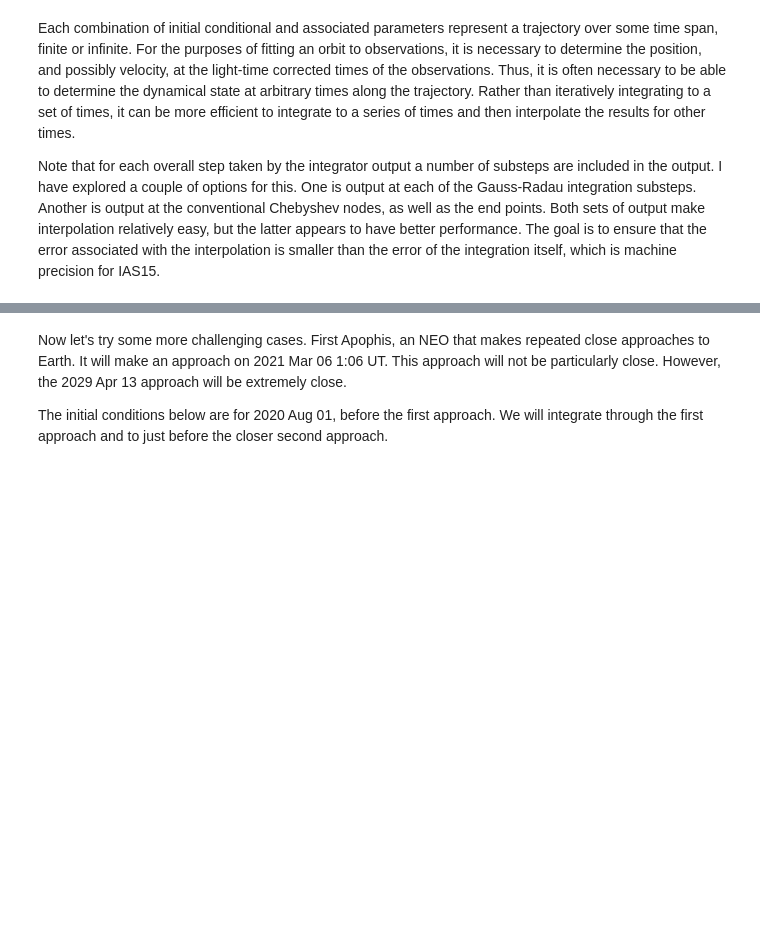
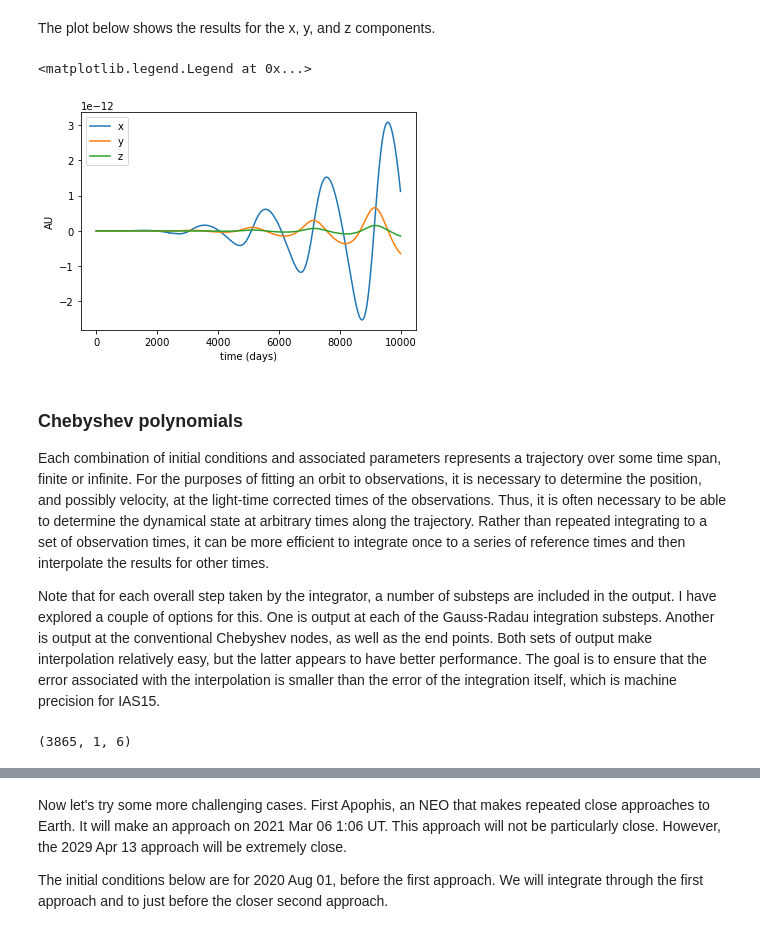
Before and after one commit to matthewholman/reboundx, a Jupyter notebook: examples/ephem_forces/integrator_example.ipynb, the cells around one changed output, grey strips where cells are left out. Drawn from its saved outputs; the diff is of its cells as text; code cells hidden in the pictures; blank space fills up the shorter version.

```diff
--- a/examples/ephem_forces/integrator_example.ipynb
+++ b/examples/ephem_forces/integrator_example.ipynb
@@ -177,4 +263,19 @@ print('%.16le' % (GMmerc))
+# %% [markdown]
+The plot below shows the results for the x, y, and z components.
+# %%
+plt.plot(times-times[0], (states[:,1,:]-states[:,0,:]-var[:,0,:]*scale)[:,0], label='x')
+plt.plot(times-times[0], (states[:,2,:]-states[:,0,:]-var[:,1,:]*scale)[:,1], label='y')
+plt.plot(times-times[0], (states[:,3,:]-states[:,0,:]-var[:,2,:]*scale)[:,2], label='z')
+#plt.ylim(-1e-13, 1e-13)
+plt.xlabel("time (days)")
+plt.ylabel("AU")
+plt.legend()
+# %% [output]
+<matplotlib.legend.Legend at 0x...>
+[figure, added]
 # %% [markdown]
-Each combination of initial conditional and associated parameters represent a trajectory over some time span, finite or infinite.  For the purposes of fitting an orbit to observations, it is necessary to determine the position, and possibly velocity, at the light-time corrected times of the observations.  Thus, it is often necessary to be able to determine the dynamical state at arbitrary times along the trajectory.  Rather than iteratively integrating to a set of times, it can be more efficient to integrate to a series of times and then interpolate the results for other times.
+### Chebyshev polynomials
 
-Note that for each overall step taken by the integrator output a number of substeps are included in the output.  I have explored a couple of options for this.  One is output at each of the Gauss-Radau integration substeps.  Another is output at the conventional Chebyshev nodes, as well as the end points.  Both sets of output make interpolation relatively easy, but the latter appears to have better performance.  The goal is to ensure that the error associated with the interpolation is smaller than the error of the integration itself, which is machine precision for IAS15.
+Each combination of initial conditions and associated parameters represents a trajectory over some time span, finite or infinite.  For the purposes of fitting an orbit to observations, it is necessary to determine the position, and possibly velocity, at the light-time corrected times of the observations.  Thus, it is often necessary to be able to determine the dynamical state at arbitrary times along the trajectory.  Rather than repeated integrating to a set of observation times, it can be more efficient to integrate once to a series of reference times and then interpolate the results for other times.
+
+Note that for each overall step taken by the integrator, a number of substeps are included in the output.  I have explored a couple of options for this.  One is output at each of the Gauss-Radau integration substeps.  Another is output at the conventional Chebyshev nodes, as well as the end points.  Both sets of output make interpolation relatively easy, but the latter appears to have better performance.  The goal is to ensure that the error associated with the interpolation is smaller than the error of the integration itself, which is machine precision for IAS15.
@@ -183,2 +292,6 @@ timesp, statesp, varp, varp_ng, statusp = ephem_forces.production_integration_fu
+# %%
+statesp.shape
+# %% [output]
+(3865, 1, 6)
 # %%
 import numpy.polynomial.chebyshev as ch
```
Also changed, not shown: parts of 269 cells of this notebook, 2 other files.
